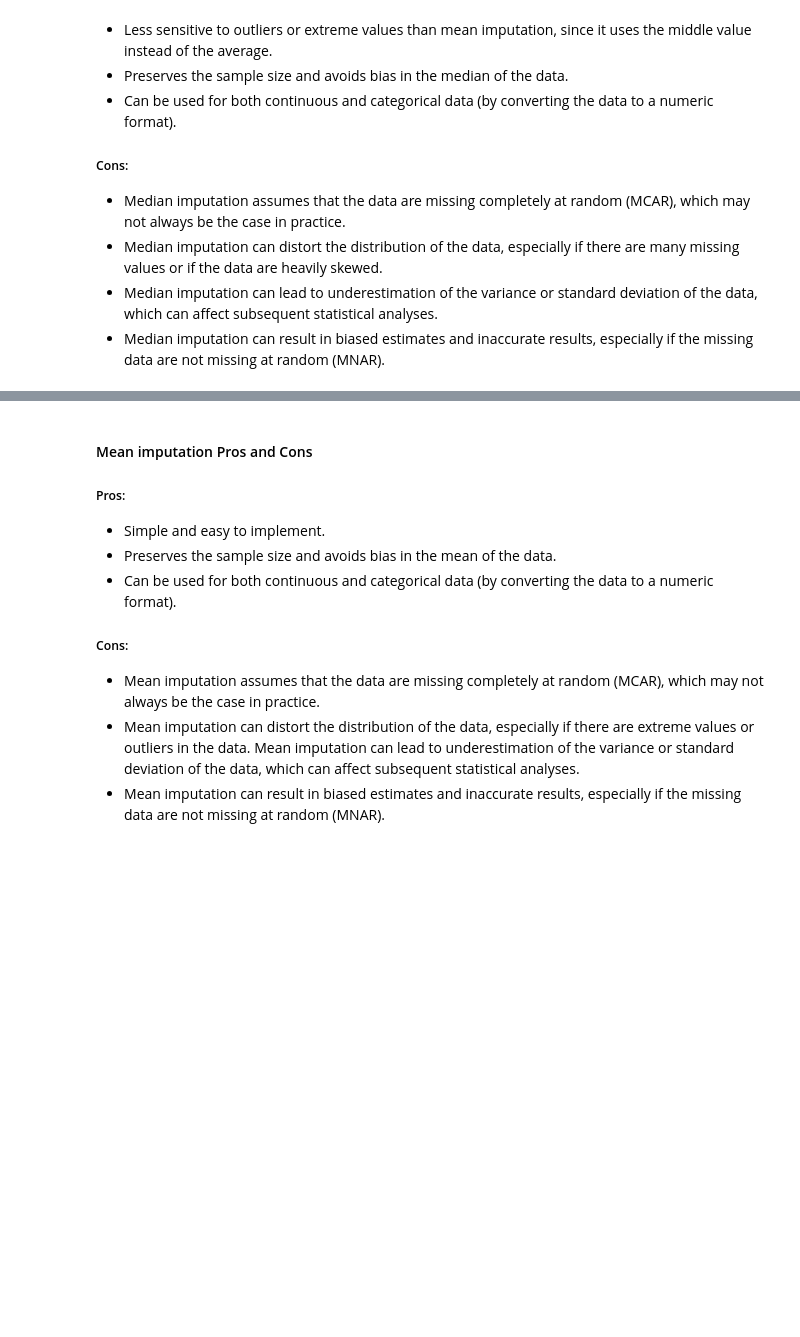
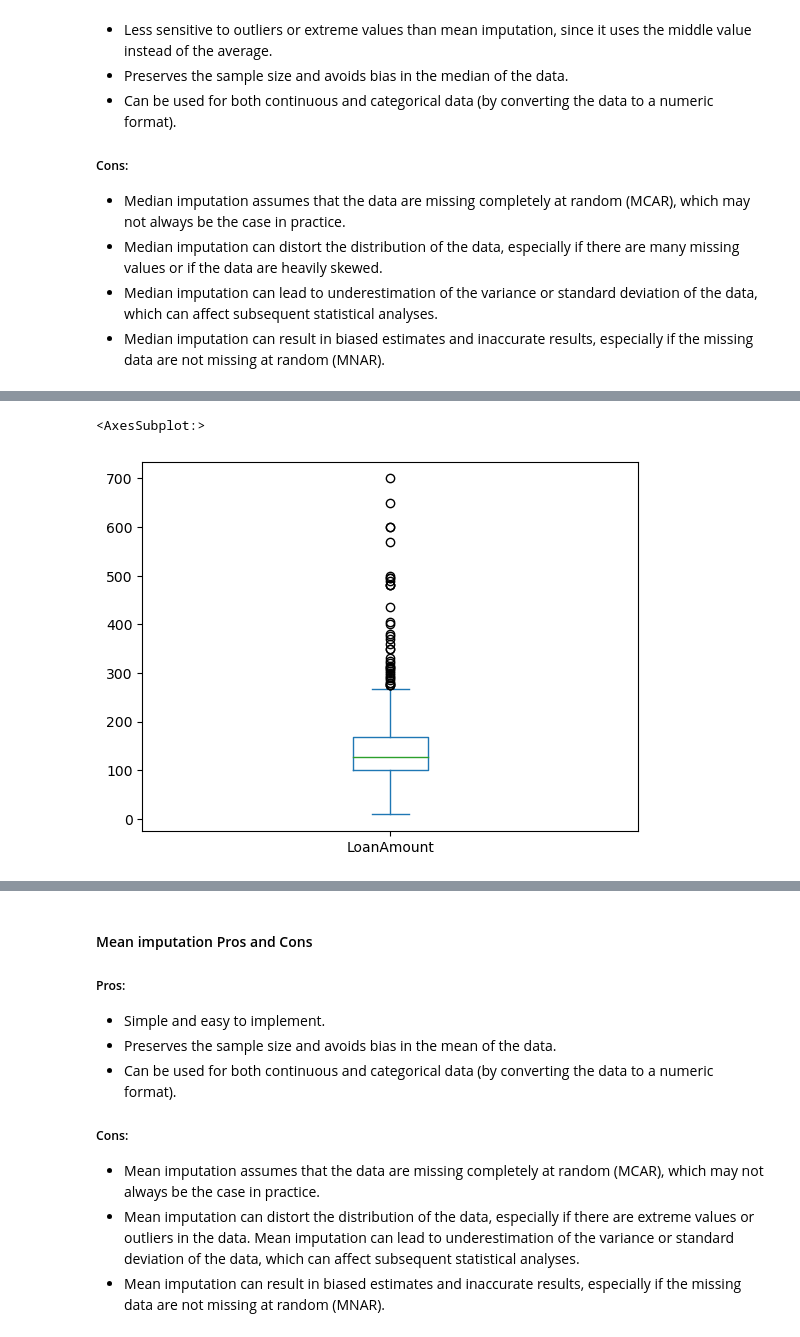
Before and after one commit to SwagAbyss/SwagML, a Jupyter notebook: DataPreprocessing/Handle Missing Values/missing_values.ipynb, the cells around one changed output, grey strips where cells are left out. Drawn from its saved outputs; the diff is of its cells as text; code cells hidden in the pictures; blank space fills up the shorter version.

```diff
--- a/DataPreprocessing/Handle Missing Values/missing_values.ipynb
+++ b/DataPreprocessing/Handle Missing Values/missing_values.ipynb
@@ -171,4 +183,9 @@ data['LoanAmount'].plot(kind='hist')
 [figure]
+# %%
+data['LoanAmount'].plot(kind='box')
+# %% [output]
+<AxesSubplot:>
+[figure, added]
 # %%
 data['LoanAmount'].mean().round(2)
 # %% [output]
```
Also changed, not shown: parts of 7 cells of this notebook.
